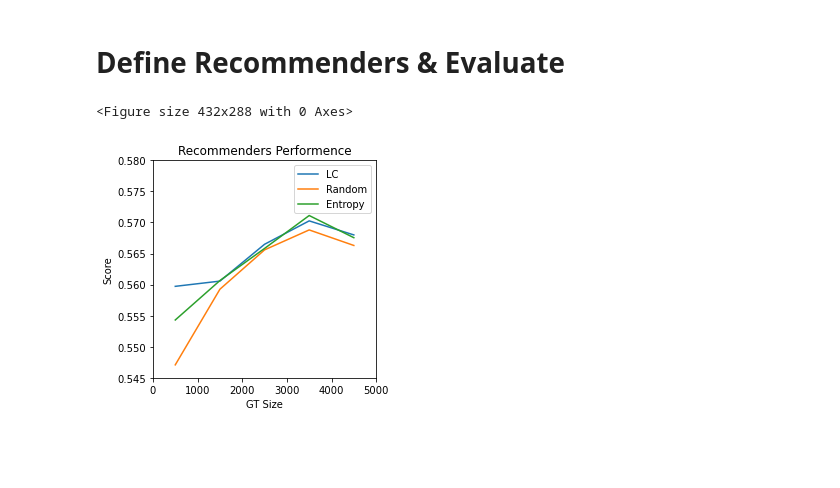
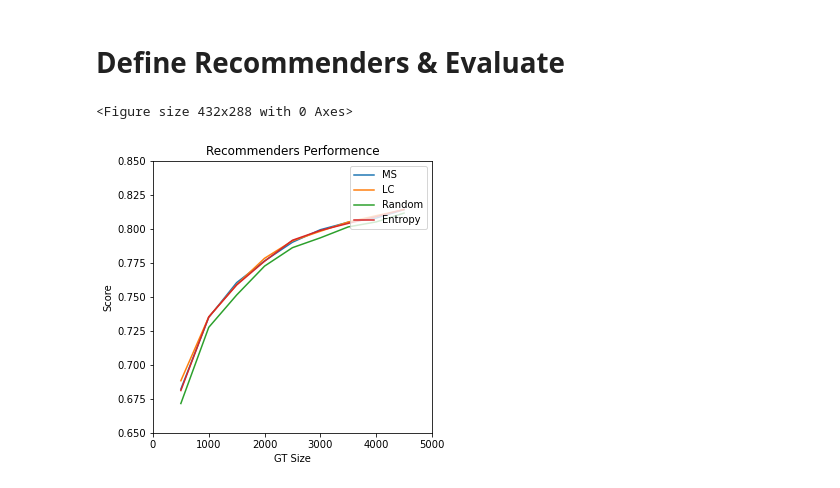
Before and after one commit to barak1412/automl_infrastructure, a Jupyter notebook: examples/active_learning_example.ipynb, the cells around one changed output. Drawn from its saved outputs; the diff is of its cells as text; code cells hidden in the pictures; blank space fills up the shorter version.

```diff
--- a/examples/active_learning_example.ipynb
+++ b/examples/active_learning_example.ipynb
@@ -82,6 +82,10 @@ import matplotlib.pyplot as plt
 import copy
 import scipy.stats
 
+
+def margin_sampling_strategy(proba):
+    proba_sorted = sorted(proba)
+    return proba_sorted[-1] - proba_sorted[-2]
 
 def entropy_strategy(proba):
     return scipy.stats.entropy(proba)
@@ -95,8 +99,10 @@ def random_strategy(proba):
 
 class ActiveLearningRecommender(object):
 
-    def __init__(self, strategy):
+    def __init__(self, strategy, minimize=False):
         self._strategy = strategy
+        self._minimize = minimize
+
 
     def query(self, model, unlabeled_df, index_col, output_score_col='SCORE'):
         # predict proba for each instance
@@ -107,7 +113,7 @@ class ActiveLearningRecommender(object):
 
         instances_scores = unlabeled_df[[index_col]].copy()
         instances_scores[output_score_col] = unlabeled_scores
-        return instances_scores.sort_values(by=[output_score_col], ascending=False)
+        return instances_scores.sort_values(by=[output_score_col], ascending=self._minimize)
 
 
 class ActiveLearningEvaluator(object):
@@ -164,7 +170,12 @@ class ActiveLearningEvaluator(object):
 
             for i in range(iters):
                 # split sample gt and split to train and test
-                sampled_gt = self._gt.sample(frac=gt_ratio)
+                #sampled_gt = self._gt.sample(frac=gt_ratio)
+                sampled_gt, _ = train_test_split(self._gt,
+                                                 train_size=int(gt_ratio*self._gt.shape[0]),
+                                                 test_size=int((1-gt_ratio)*self._gt.shape[0]),
+                                                 stratify=self._gt[self._label_col])
+
                 train, test = train_test_split(sampled_gt, train_size=1-test_ratio, test_size=test_ratio,
                                                stratify=sampled_gt[self._label_col])
                 # calculate score for each recommender
@@ -199,16 +210,20 @@ class ActiveLearningEvaluator(object):
 # Define Recommenders & Evaluate
 # %%
 # define recommenders
+margin_sampling_recommender = ActiveLearningRecommender(margin_sampling_strategy, minimize=True)
 entropy_recommender = ActiveLearningRecommender(entropy_strategy)
 lc_recommender = ActiveLearningRecommender(least_confidence_strategy)
 random_recommender = ActiveLearningRecommender(random_strategy)
 
 # define evaluator
-evaluator = ActiveLearningEvaluator(lr_model, labeled_df, index_col, label_col, scoring='precision')
-evaluator.evaluate(gt_ratios=[0.1, 0.3, 0.5, 0.7, 0.9], iters=20,
-        recommenders={'LC':lc_recommender, 'Random':random_recommender, 'Entropy':entropy_recommender})
+evaluator = ActiveLearningEvaluator(rf_model, labeled_df, index_col, label_col, scoring='precision')
+evaluator.evaluate(gt_ratios=[0.1, 0.2, 0.3, 0.4, 0.5, 0.6, 0.7, 0.8, 0.9], iters=20, top_instances=20,
+        recommenders={'MS':margin_sampling_recommender,
+                      'LC':lc_recommender,
+                      'Random':random_recommender,
+                      'Entropy':entropy_recommender})
 # %%
-evaluator.plot(min_score=0.545, max_score=0.58, figsize=(4,4))
+evaluator.plot(min_score=0.65, max_score=0.85, figsize=(5,5))
 # %% [output]
 <Figure size 432x288 with 0 Axes>
-[figure, old version]
+[figure, new version]
```
Also changed, not shown: parts of 3 cells of this notebook.
